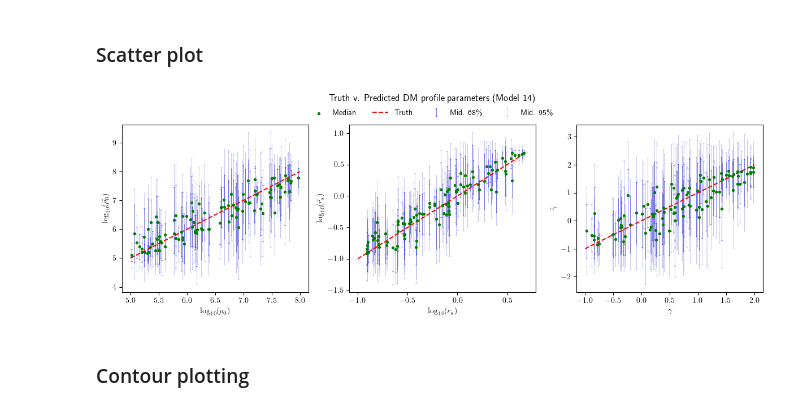
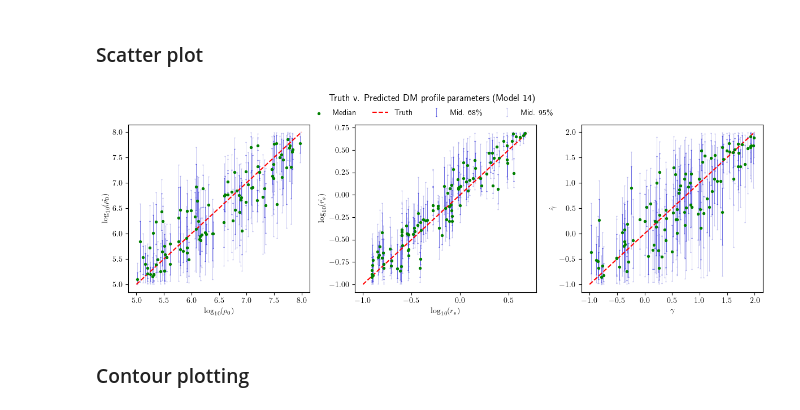
Before and after one commit to Anodymous1/suds, a Jupyter notebook: 4d_theta/model_training.ipynb, the cells around one changed output. Drawn from its saved outputs; the diff is of its cells as text; code cells hidden in the pictures.

Commit message:
redid plots, fixed scatter plot error bar bug

```diff
--- a/4d_theta/model_training.ipynb
+++ b/4d_theta/model_training.ipynb
@@ -652,7 +652,7 @@ test_theta_raw.shape
 with open("./model_14/samples_model_14.pkl", "rb") as file:
     post = pickle.load(file)
 
-test_theta_raw = np.array(pd.read_csv("./model_11/test_theta.csv", header=None))
+test_theta_raw = np.array(pd.read_csv("./model_14/test_theta_model_14.csv", header=None))
 _, index= np.unique(test_theta_raw, axis=0, return_index=True)
 
 index.sort()
@@ -673,17 +673,23 @@ y_titles = ["$\log_{10}(\hat{\\rho _0})$", "$\log_{10}(\hat{r_s})$", "$\hat \gam
 dom_min = [5, -1, -1, 0.2]
 dom_max = [8, 0.7, 2, 1]
 
-y_error_68 = y[3] - y[1]
-y_error_95 = y[4] - y[0]
 
 
 for i, ax in enumerate(axs):
     # Plot the median
 
-    true_x = [dom_min[i], dom_max[i]]
-
     plt_x = x[:,i]
     plt_y = y[2][:,i]
+
+    yerr_68 = np.array([
+        plt_y - y[1][:, i],  # Distance down to the 16% quantile
+        y[3][:, i] - plt_y   # Distance up to the 84% quantile
+    ])
+
+    yerr_95 = np.array([
+        plt_y - y[0][:, i],  # Distance down to the 2.5% quantile
+        y[4][:, i] - plt_y   # Distance up to the 97.5% quantile
+    ])
 
     ax.scatter(plt_x, plt_y,
                s=8,
@@ -691,7 +697,7 @@ for i, ax in enumerate(axs):
                zorder=3,
                label="Median")
     ax.errorbar(plt_x, plt_y,
-                yerr=y_error_68[:,i],
+                yerr=yerr_68,
                 fmt='none',
                 ecolor=(78/255,78/255,222/255),
                 capsize=1,
@@ -700,37 +706,37 @@ for i, ax in enumerate(axs):
                 zorder=2)
 
     ax.errorbar(plt_x, plt_y,
-                yerr=y_error_95[:,i],
+                yerr=yerr_95,
                 fmt='none',
                 ecolor=(180/255,180/255,237/255),
                 capsize=1,
                 elinewidth=0.5,
                 label='Mid. 95\%',
                 zorder=1)
 
         # Truth
     true_x = [dom_min[i], dom_max[i]]
 
     ax.plot(true_x, true_x, color="red", linestyle = "--", label="Truth")
 
     ax.set_ylabel(y_titles[i])
     ax.set_xlabel(x_titles[i])
 
 fig.suptitle("Truth v. Predicted DM profile parameters (Model 14)", y=1.02)
 handles, labels = axs[0].get_legend_handles_labels()
 fig.legend(
     handles,
     labels,
     loc="upper center",
     ncol=4,
     frameon=False,
     bbox_to_anchor=(0.5, 0.98)
 
 )
 plt.tight_layout()
 plt.show()
 # %% [output]
-[figure, old version]
+[figure, new version]
 # %% [markdown]
 ### Contour plotting
 # %% [markdown]
```
Also changed, not shown: 11 other files.
